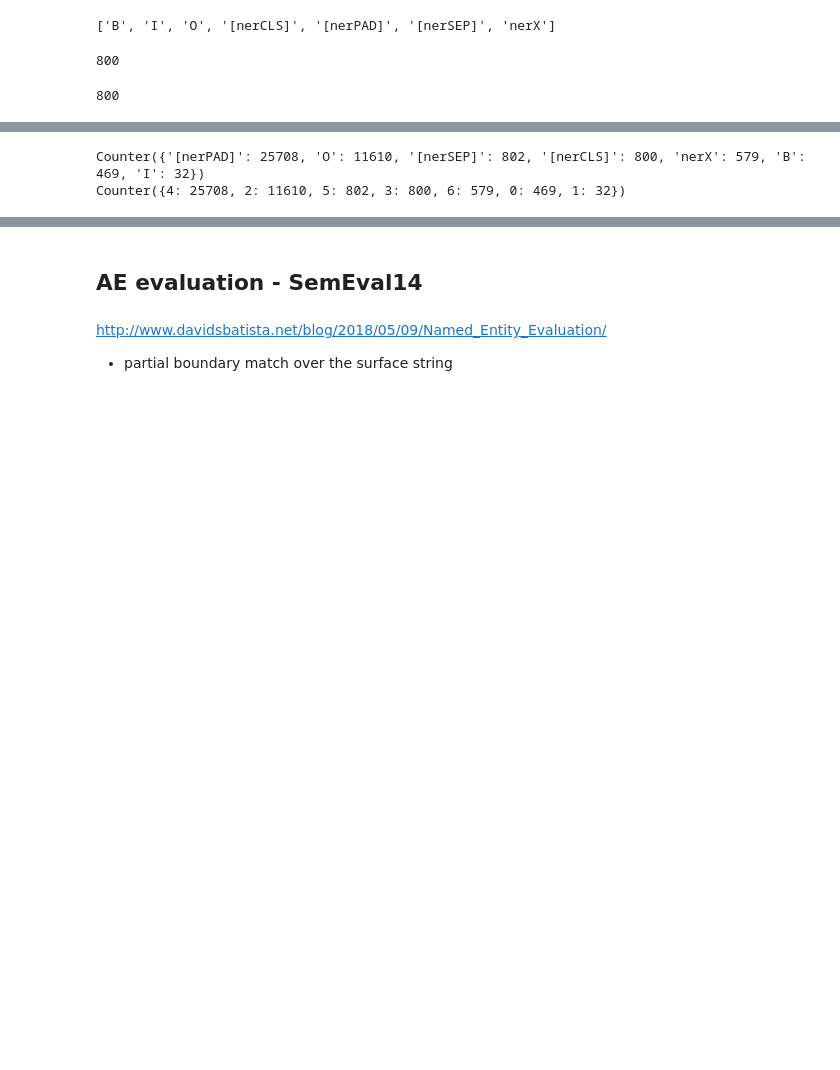
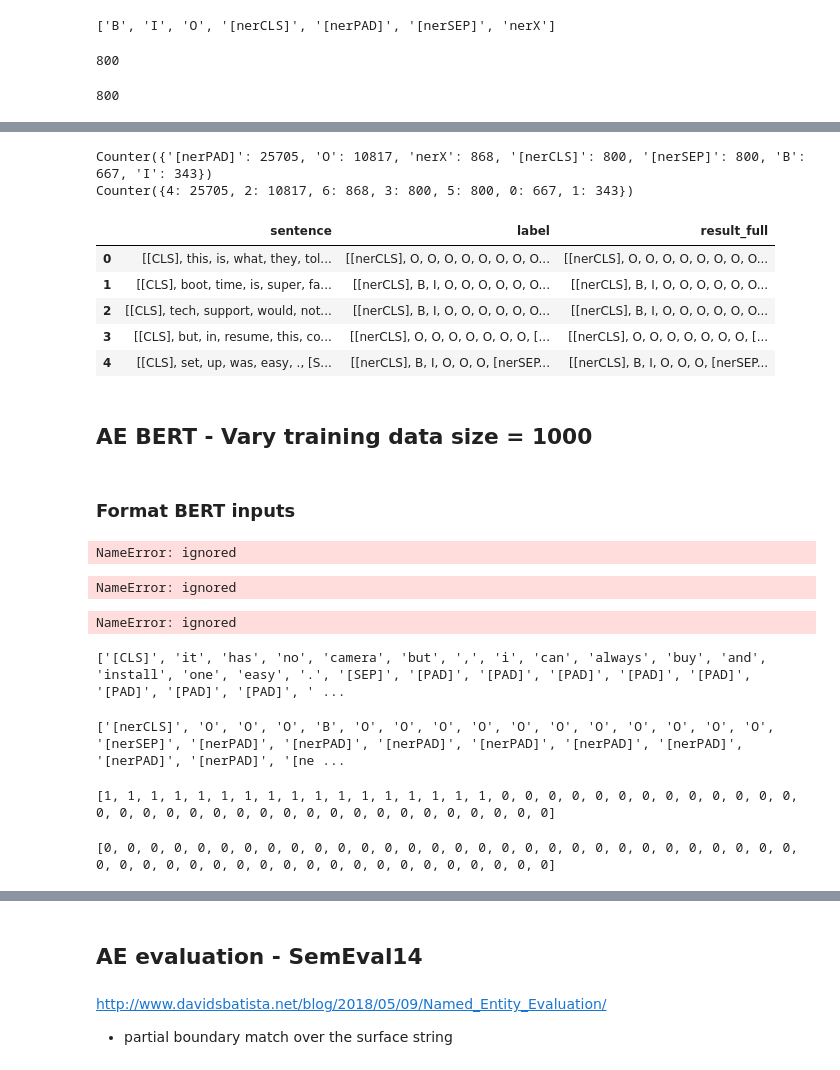
Before and after one commit to janehung04/w266-final, a Jupyter notebook: src/run-model.ipynb, the cells around one changed output, grey strips where cells are left out. Cells and saved outputs as stored; diff of their text form; code cells hidden in the pictures; blank space fills up the shorter version.

```diff
--- a/src/run-model.ipynb
+++ b/src/run-model.ipynb
@@ -726,9 +705,9 @@ model.fit(
     bert_inputs_train_k,
     {"ner": labels_train_k },
     validation_data=(bert_inputs_dev_k, {"ner": labels_dev_k }),
-    epochs=5,
-    batch_size=8,
-    shuffle = True #since we have 5 duplicates of each
+    epochs=10,
+    batch_size=8
+    #shuffle = True #since we have 5 duplicates of each
 )
 # %% [output]
 Some layers from the model checkpoint at bert-base-uncased were not used when initializing TFBertModel: ['nsp___cls', 'mlm___cls']
@@ -873,5 +830,53 @@ print(Counter(results_flatten))
 unf_results_flatten = [token for result in np.argmax(result, axis=2) for token in result]
 print(Counter(unf_results_flatten))
 # %% [output]
-Counter({'[nerPAD]': 25708, 'O': 11610, '[nerSEP]': 802, '[nerCLS]': 800, 'nerX': 579, 'B': 469, 'I': 32})
-Counter({4: 25708, 2: 11610, 5: 802, 3: 800, 6: 579, 0: 469, 1: 32})
+Counter({'[nerPAD]': 25705, 'O': 10817, 'nerX': 868, '[nerCLS]': 800, '[nerSEP]': 800, 'B': 667, 'I': 343})
+Counter({4: 25705, 2: 10817, 6: 868, 3: 800, 5: 800, 0: 667, 1: 343})
+# %%
+ae_laptop_dev_df_bert = pd.DataFrame([format_sent,format_label,format_result]).T.rename(columns ={0:'sentence',1:'label',2:'result_full'})
+ae_laptop_dev_df_bert.head()
+# %% [output]
+|  | sentence | label | result_full |
+| 0 | [[CLS], this, is, what, they, tol... | [[nerCLS], O, O, O, O, O, O, O, O... | [[nerCLS], O, O, O, O, O, O, O, O... |
+| 1 | [[CLS], boot, time, is, super, fa... | [[nerCLS], B, I, O, O, O, O, O, O... | [[nerCLS], B, I, O, O, O, O, O, O... |
+| 2 | [[CLS], tech, support, would, not... | [[nerCLS], B, I, O, O, O, O, O, O... | [[nerCLS], B, I, O, O, O, O, O, O... |
+| 3 | [[CLS], but, in, resume, this, co... | [[nerCLS], O, O, O, O, O, O, O, [... | [[nerCLS], O, O, O, O, O, O, O, [... |
+| 4 | [[CLS], set, up, was, easy, ., [S... | [[nerCLS], B, I, O, O, O, [nerSEP... | [[nerCLS], B, I, O, O, O, [nerSEP... |
+# %% [markdown]
+## AE BERT - Vary training data size = 1000
+# %% [markdown]
+### Format BERT inputs
+# %%
+print('starting training size',len(ae_laptop_train))
+print('total labeled data',len(ae_laptop_train)+len(ae_laptop_dev)+len(ae_laptop_test))
+var_size = 1000
+print('new starting training size',var_size)
+print('new total labeled data',var_size+len(ae_laptop_dev)+len(ae_laptop_test))
+var_ae_laptop_train = dict()
+for size in range(var_size):
+  # samples with replacement
+  key,val = random.choice(list(ae_laptop_train.items()))
+  var_ae_laptop_train[key] = val
+# %% [output]
+NameError: ignored
+# %%
+batch_sentences = [val['sentence'] for key, val in var_ae_laptop_train.items()]*5
+batch_sentences.extend([val['sentence'] for key, val in ae_laptop_dev.items()])
+batch_sentences.extend([val['sentence'] for key, val in ae_laptop_test.items()])
+train_size = len(var_ae_laptop_train)*5
+dev_size = len(ae_laptop_dev)
+test_size = len(ae_laptop_test)
+print(train_size)
+print(dev_size)
+print(test_size)
+assert len(batch_sentences) == train_size+dev_size+test_size
+# %% [output]
+NameError: ignored
+# %%
+batch_label = [val['label'] for key, val in var_ae_laptop_train.items()]*5
+batch_label.extend([val['label'] for key, val in ae_laptop_dev.items()])
+batch_label.extend([val['label'] for key, val in ae_laptop_test.items()])
+
+len(batch_label)
+# %% [output]
+NameError: ignored
@@ -877,0 +971,16 @@ Counter({4: 25708, 2: 11610, 5: 802, 3: 800, 6: 579, 0: 469, 1: 32})
+# %%
+print(sentenceTokenList[1])
+# %% [output]
+['[CLS]', 'it', 'has', 'no', 'camera', 'but', ',', 'i', 'can', 'always', 'buy', 'and', 'install', 'one', 'easy', '.', '[SEP]', '[PAD]', '[PAD]', '[PAD]', '[PAD]', '[PAD]', '[PAD]', '[PAD]', '[PAD]', ' ...
+# %%
+print(nerTokenList[1])
+# %% [output]
+['[nerCLS]', 'O', 'O', 'O', 'B', 'O', 'O', 'O', 'O', 'O', 'O', 'O', 'O', 'O', 'O', 'O', '[nerSEP]', '[nerPAD]', '[nerPAD]', '[nerPAD]', '[nerPAD]', '[nerPAD]', '[nerPAD]', '[nerPAD]', '[nerPAD]', '[ne ...
+# %%
+print(bertMasks[1])
+# %% [output]
+[1, 1, 1, 1, 1, 1, 1, 1, 1, 1, 1, 1, 1, 1, 1, 1, 1, 0, 0, 0, 0, 0, 0, 0, 0, 0, 0, 0, 0, 0, 0, 0, 0, 0, 0, 0, 0, 0, 0, 0, 0, 0, 0, 0, 0, 0, 0, 0, 0, 0]
+# %%
+print(bertSequenceIDs[1])
+# %% [output]
+[0, 0, 0, 0, 0, 0, 0, 0, 0, 0, 0, 0, 0, 0, 0, 0, 0, 0, 0, 0, 0, 0, 0, 0, 0, 0, 0, 0, 0, 0, 0, 0, 0, 0, 0, 0, 0, 0, 0, 0, 0, 0, 0, 0, 0, 0, 0, 0, 0, 0]
```
Also changed, not shown: parts of 80 cells of this notebook.
